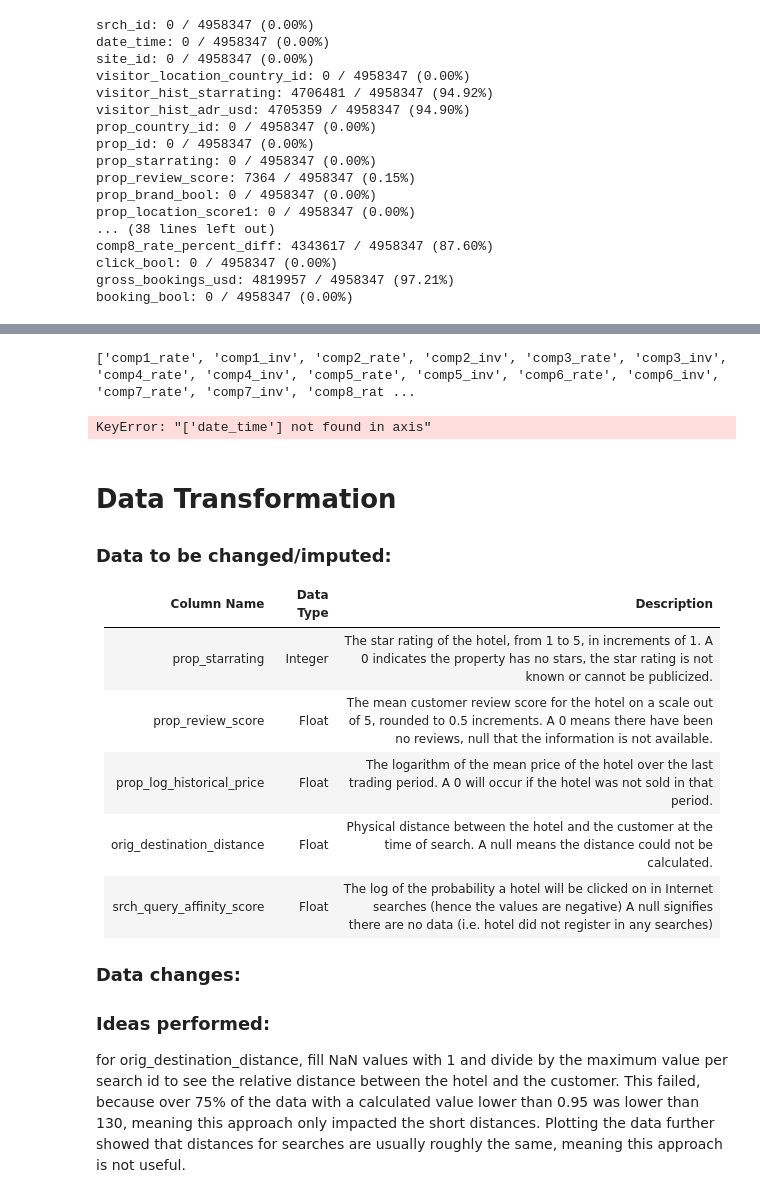
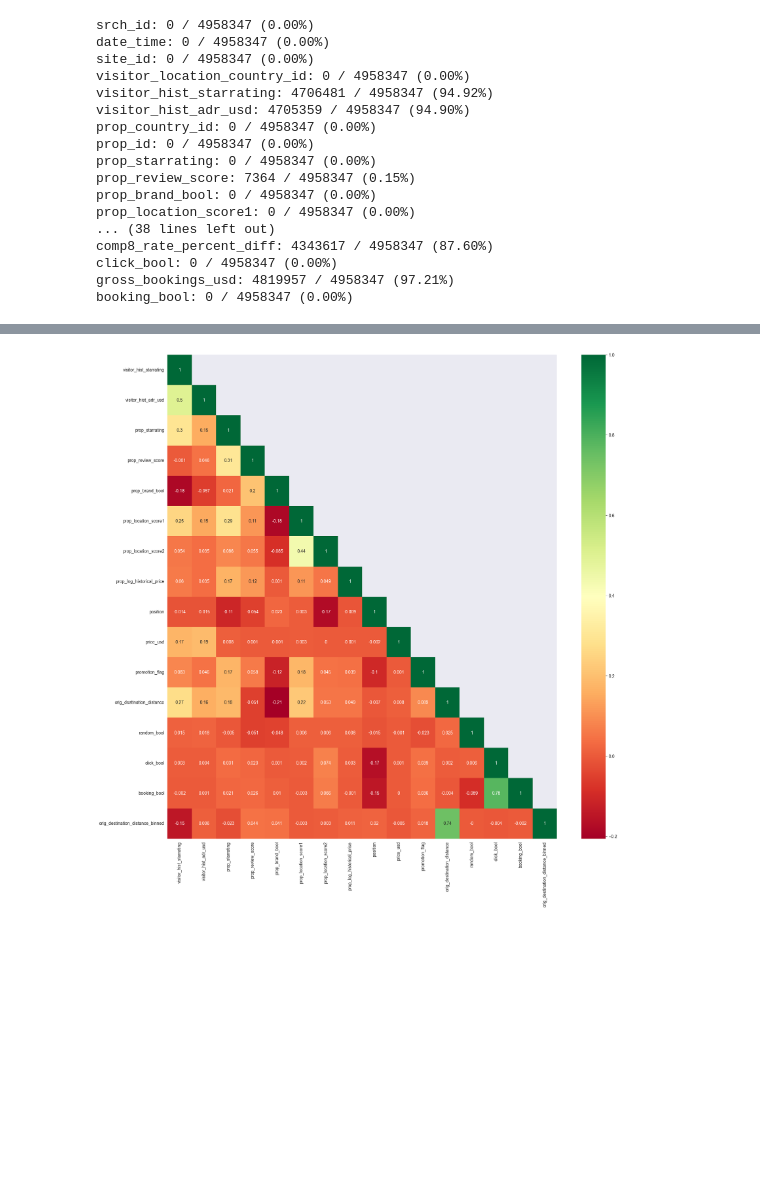
Before and after one commit to merelhaisma/DMT2, a Jupyter notebook: Assignment2_DataExploration.ipynb, the cells around one changed output, grey strips where cells are left out. Drawn from its saved outputs; the diff is of its cells as text; code cells hidden in the pictures; blank space fills up the shorter version.

```diff
--- a/Assignment2_DataExploration.ipynb
+++ b/Assignment2_DataExploration.ipynb
@@ -251,13 +192,0 @@ def drop_columns(df):
-# %%
-# Takes roughly 1m30s to run
-train_df = create_features(train_df)
-train_df = drop_nan_columns(train_df)
-train_df = impute_missing_values(train_df)
-train_df = compute_relative_values(train_df)
-train_df = drop_columns(train_df)
-# %%
-# Display per column the number of NaN values compared to the total values per row, including a percentage
-num_nan = train_df.isna().sum()
-num_total = train_df.shape[0]
-for col in train_df.columns:
-    print(f"{col}: {num_nan[col]} / {num_total} ({num_nan[col] / num_total * 100:.2f}%)")
@@ -298,16 +193,23 @@ train_df.head(500)
 # %%
-competition_cols = [col for col in train_df.columns if "comp" in col]
-print(competition_cols)
-# Create correlation matrix
-corr_matrix = train_df.drop(columns=competition_cols+["date_time"]).corr()
+df = train_df.copy()
+
+# Drop cols
+competition_cols = [col for col in df.columns if "comp" in col]
+df.drop(columns=competition_cols, inplace=True)
+id_cols = [col for col in df.columns if "id" in col]
+df.drop(columns=id_cols, inplace=True)
+srch_cols = [col for col in df.columns if "srch" in col]
+df.drop(columns=srch_cols, inplace=True)
+df.drop(columns=["date_time", "gross_bookings_usd"], inplace=True)
+
+corr_matrix = df.corr()
 # Select lower triangle of correlation matrix
 lower = corr_matrix.where(np.tril(np.ones(corr_matrix.shape)).astype(bool))
 # Round all values to 3 decimals
 lower = lower.round(3)
 # Plot correlation matrix
 plt.figure(figsize=(20, 20))
 sns.heatmap(lower, annot=True, cmap="RdYlGn")
 plt.show()
 # %% [output]
-['comp1_rate', 'comp1_inv', 'comp2_rate', 'comp2_inv', 'comp3_rate', 'comp3_inv', 'comp4_rate', 'comp4_inv', 'comp5_rate', 'comp5_inv', 'comp6_rate', 'comp6_inv', 'comp7_rate', 'comp7_inv', 'comp8_rat ...
-KeyError: "['date_time'] not found in axis"
+[figure, added]
@@ -334,16 +215,0 @@ for col in train_df.columns:
-# %% [markdown]
-# Data Transformation
-### Data to be changed/imputed:
-
-| Column Name               | Data Type | Description                                                                                                                                                                                                         |
-|---------------------------|-----------|---------------------------------------------------------------------------------------------------------------------------------------------------------------------------------------------------------------------|
-| prop_starrating           | Integer   | The star rating of the hotel, from 1 to 5, in increments of 1. A 0 indicates the property has no stars, the star rating is not known or cannot be publicized.                                                     |
-| prop_review_score         | Float     | The mean customer review score for the hotel on a scale out of 5, rounded to 0.5 increments. A 0 means there have been no reviews, null that the information is not available.                                    |
-| prop_log_historical_price | Float     | The logarithm of the mean price of the hotel over the last trading period. A 0 will occur if the hotel was not sold in that period.                                                                               |
-| orig_destination_distance | Float     | Physical distance between the hotel and the customer at the time of search. A null means the distance could not be calculated.                                                                                    |
-| srch_query_affinity_score | Float     | The log of the probability a hotel will be clicked on in Internet searches (hence the values are negative) A null signifies there are no data (i.e. hotel did not register in any searches)                       |
-
-### Data changes:
-
-### Ideas performed:
-for orig_destination_distance, fill NaN values with 1 and divide by the maximum value per search id to see the relative distance between the hotel and the customer. This failed, because over 75% of the data with a calculated value lower than 0.95 was lower than 130, meaning this approach only impacted the short distances. Plotting the data further showed that distances for searches are usually roughly the same, meaning this approach is not useful.
```
Also changed, not shown: parts of 25 cells of this notebook, 2 other files.
